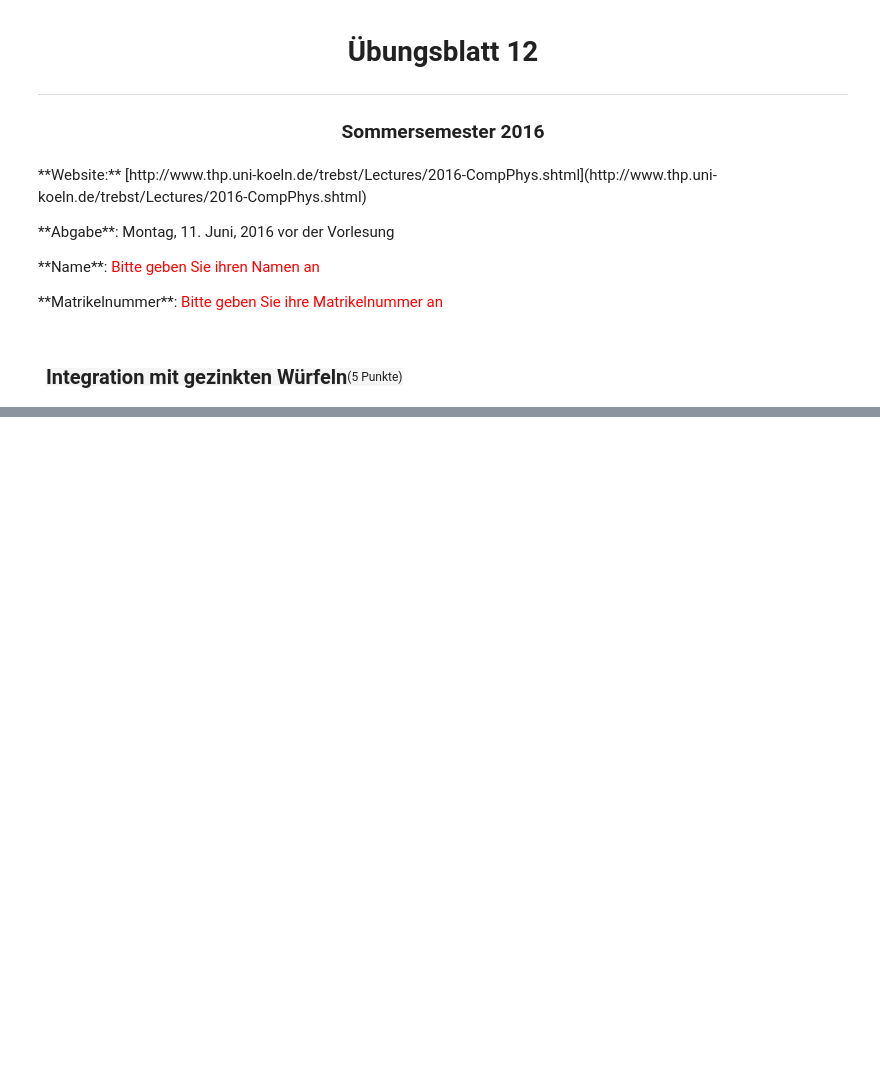
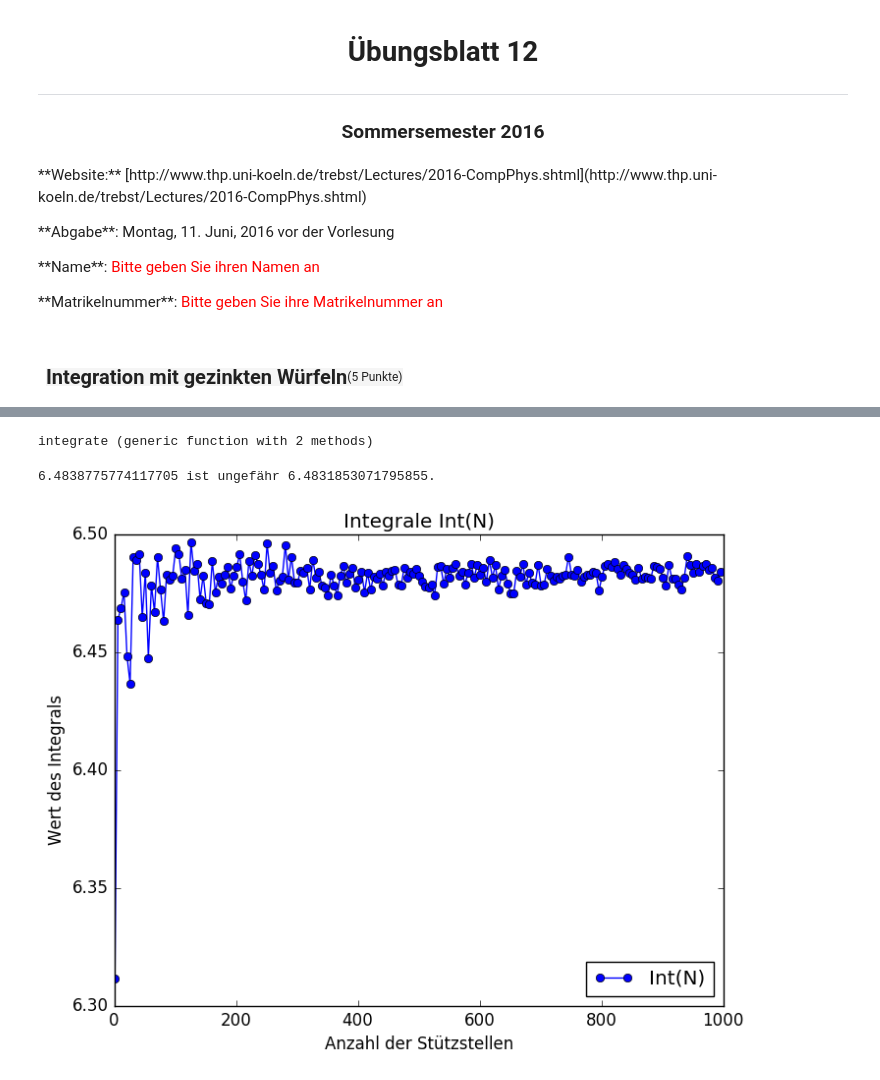
Before and after one commit to ofilla/compphys2016, a Jupyter notebook: uebung_12/12_integration_gezinkte_wuerfel.ipynb, the cells around one changed output, grey strips where cells are left out. Cells and saved outputs as stored; diff of their text form; code cells hidden in the pictures; blank space fills up the shorter version.

```diff
--- a/uebung_12/12_integration_gezinkte_wuerfel.ipynb
+++ b/uebung_12/12_integration_gezinkte_wuerfel.ipynb
@@ -61,0 +46,51 @@ rand(random_number_generator)
+# %%
+function integrate(f, max=pi/2; N=1000, points = (rand(N).-1/2).*2max)
+    # initialize values
+    output = 0
+    h = 2max/(N+2)
+
+    # integrate
+    output += f(-max) + f(max) # only borders
+    for x in points
+        output += f(x)
+    end
+
+    # return value
+    return output*h
+end
+
+# function plotf(f, min, max=-min)
+#     # plot f from min to max
+#     xs = collect(min:1e-3:max)
+#     ys = []
+#     for x in xs
+#         push!(ys, f(x))
+#     end
+#     plot(xs, ys)
+# end
+# %% [output]
+integrate (generic function with 2 methods)
+# %%
+Ns = collect(1:5:1000)
+f(x)=2+0.1*cos(x)
+Is = [] # save integrals here
+
+for N in Ns
+    push!(Is, integrate(f, N=N))
+end
+
+using PyPlot
+figure()
+title("Integrale Int(N)")
+xlabel("Anzahl der Stützstellen")
+ylabel("Wert des Integrals")
+plot(Ns, Is, label="Int(N)", marker="o")
+legend(loc=4)
+
+using Cubature
+(value, err) = hquadrature(f, -pi/2, pi/2)
+
+println("$(Is[end]) ist ungefähr $value.")
+# %% [output]
+6.4838775774117705 ist ungefähr 6.4831853071795855.
+[figure, added]
```
Also changed, not shown: parts of 11 cells of this notebook, 2 other files.
